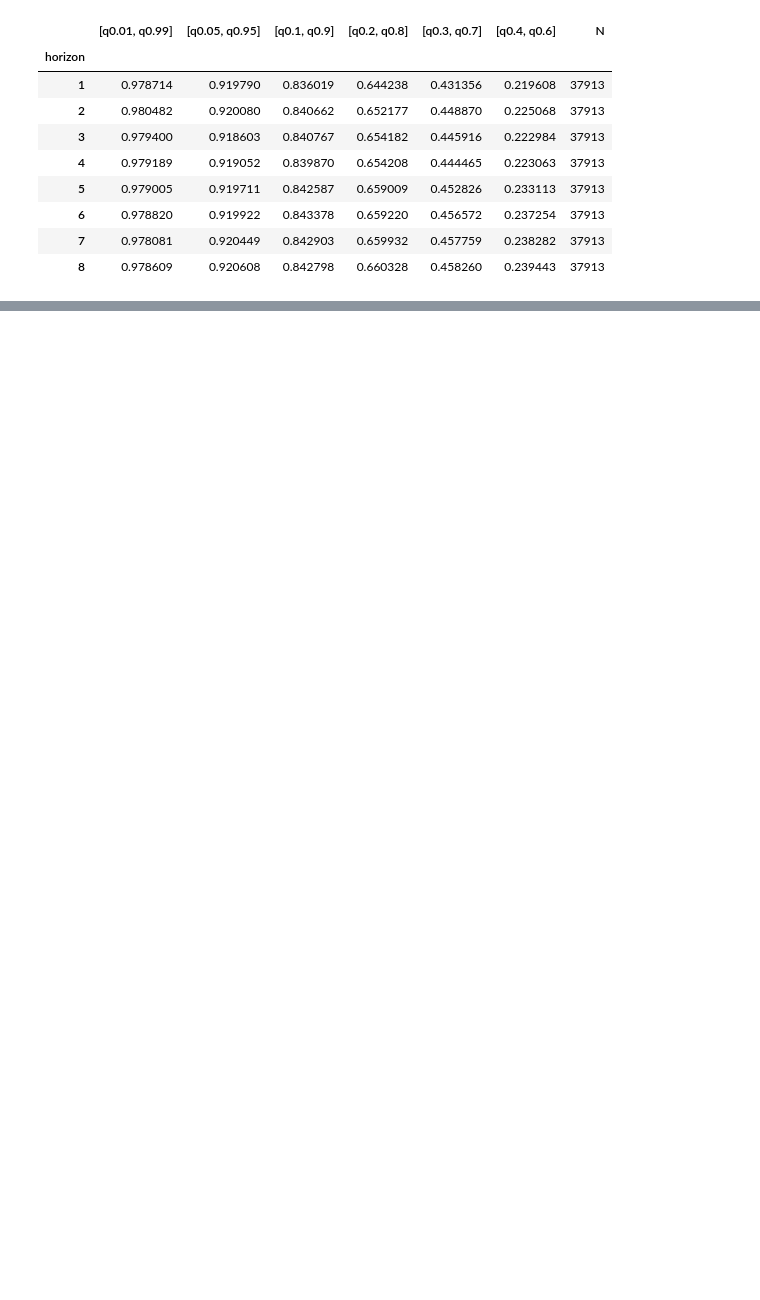
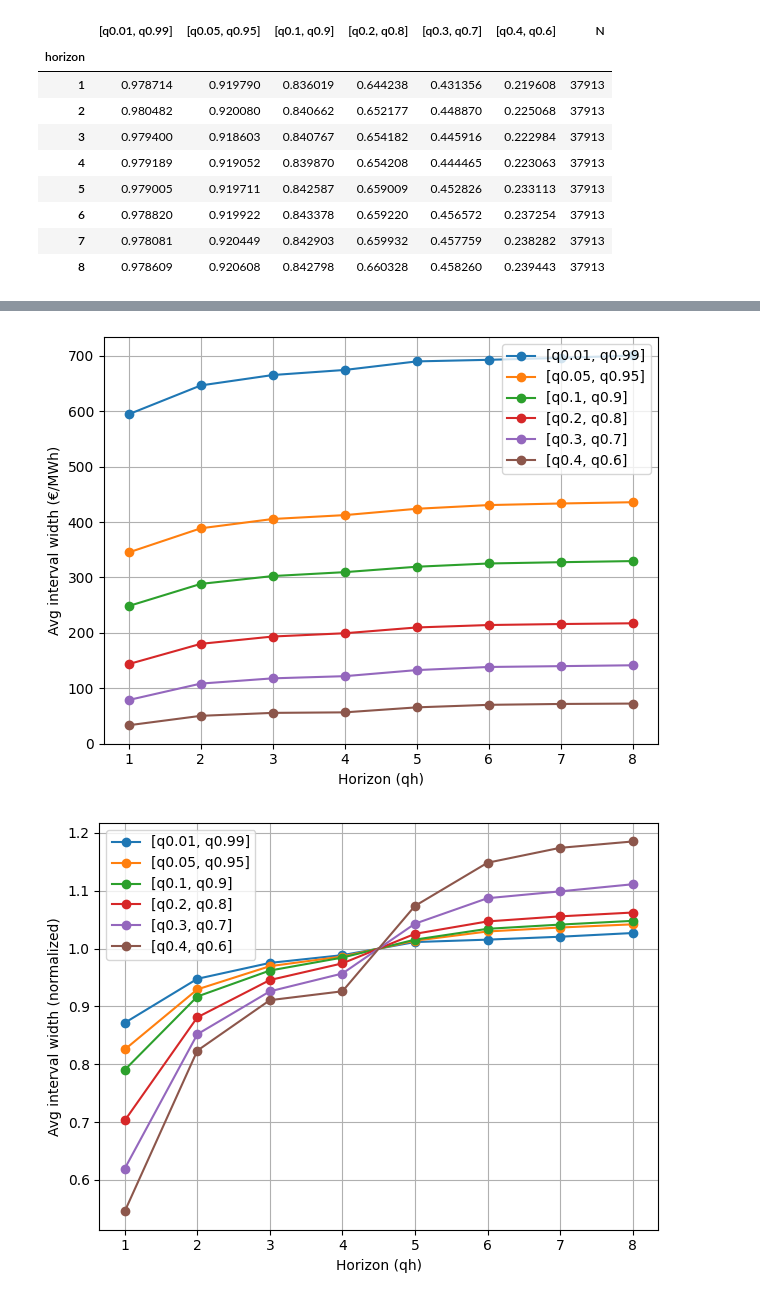
Before and after one commit to arnaud-vs/battery-control, a Jupyter notebook: DA_Optimization_Git/Notebooks/Test_forecast_accuracy.ipynb, the cells around one changed output, grey strips where cells are left out. Cells and saved outputs as stored; diff of their text form; code cells hidden in the pictures; blank space fills up the shorter version.

```diff
--- a/DA_Optimization_Git/Notebooks/Test_forecast_accuracy.ipynb
+++ b/DA_Optimization_Git/Notebooks/Test_forecast_accuracy.ipynb
@@ -126,0 +131,7 @@ plot_calibration_curve(prob_out["calibration"], horizon=8)
+# %%
+plot_prob_sharpness(prob_out["sharpness"], title="")
+# or normalized
+plot_prob_sharpness(prob_out["sharpness"], title="", normalize=True)
+# %% [output]
+[figure, added]
+[figure, added]
```
Also changed, not shown: parts of 7 cells of this notebook, 22 other files.
